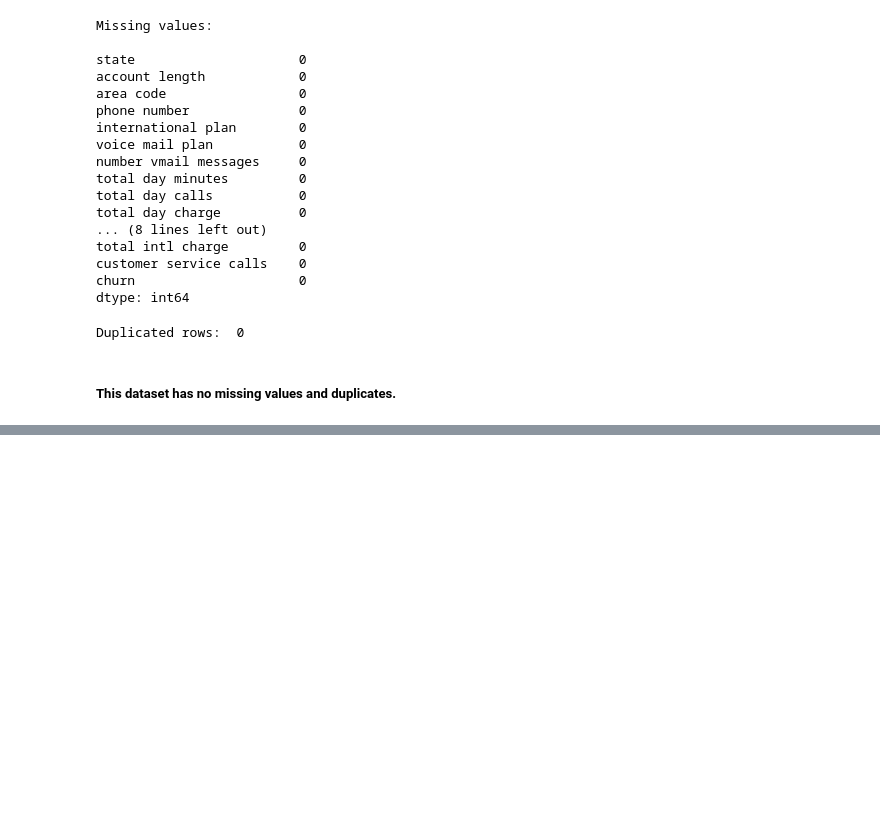
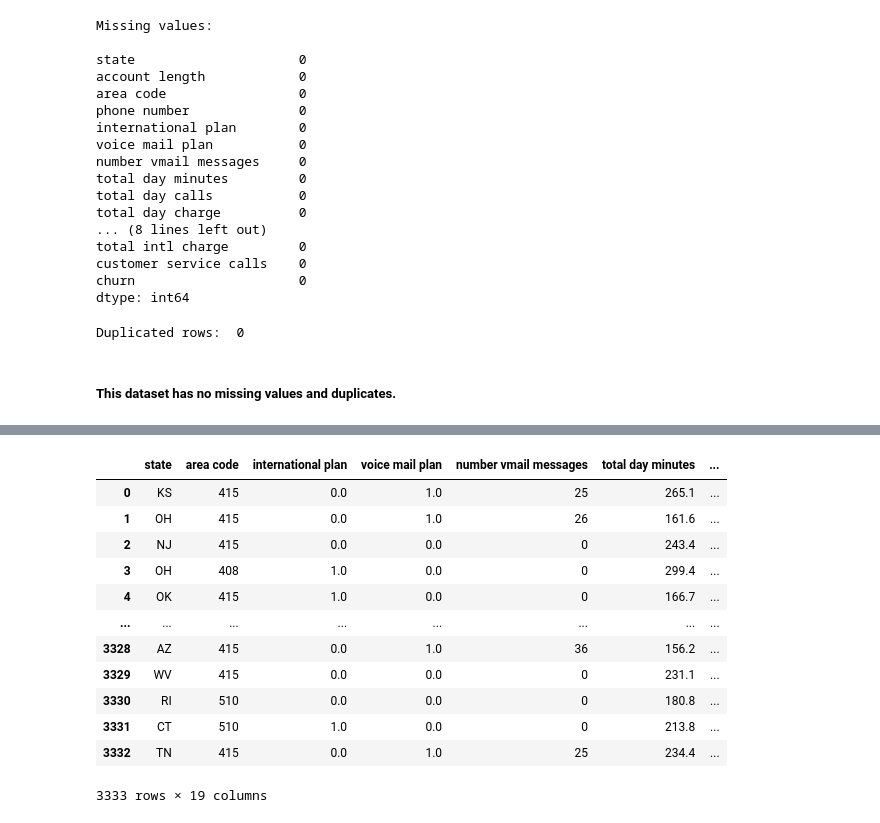
Before and after one commit to Emilly-Njue/Phase3-Project, a Jupyter notebook: customer_churn.ipynb, the cells around one changed output, grey strips where cells are left out. Saved outputs shown, nothing was run; the diff lists cells and outputs as text; code cells hidden in the pictures; blank space fills up the shorter version.

```diff
--- a/customer_churn.ipynb
+++ b/customer_churn.ipynb
@@ -127,0 +191,34 @@ International Plan values:  ['no' 'yes']
+# %%
+#Convert the categorical columns (Churn, Voice mail plan and International plan) to numerical columns using Scikit Learn OrdinalEncoder
+
+from sklearn.preprocessing import OrdinalEncoder
+
+cat_columns = ['international plan', 'voice mail plan', 'churn']
+
+#Instantiate the OrdinalEncoder
+encoder = OrdinalEncoder()
+
+#Fit and transform the categorical columns
+encoded_data = encoder.fit_transform(data[cat_columns])
+
+# Create a new DataFrame with the encoded data
+encoded_df = pd.DataFrame(encoded_data, columns=cat_columns)
+
+# Replace the original categorical columns with the encoded columns in the original DataFrame
+data[cat_columns] = encoded_df
+
+data
+# %% [output]
+|  | state | area code | international plan | voice mail plan | number vmail messages | total day minutes | ... |
+| 0 | KS | 415 | 0.0 | 1.0 | 25 | 265.1 | ... |
+| 1 | OH | 415 | 0.0 | 1.0 | 26 | 161.6 | ... |
+| 2 | NJ | 415 | 0.0 | 0.0 | 0 | 243.4 | ... |
+| 3 | OH | 408 | 1.0 | 0.0 | 0 | 299.4 | ... |
+| 4 | OK | 415 | 1.0 | 0.0 | 0 | 166.7 | ... |
+| ... | ... | ... | ... | ... | ... | ... | ... |
+| 3328 | AZ | 415 | 0.0 | 1.0 | 36 | 156.2 | ... |
+| 3329 | WV | 415 | 0.0 | 0.0 | 0 | 231.1 | ... |
+| 3330 | RI | 510 | 0.0 | 0.0 | 0 | 180.8 | ... |
+| 3331 | CT | 510 | 1.0 | 0.0 | 0 | 213.8 | ... |
+| 3332 | TN | 415 | 0.0 | 1.0 | 25 | 234.4 | ... |
+3333 rows × 19 columns
```
Also changed, not shown: parts of 10 cells of this notebook.
